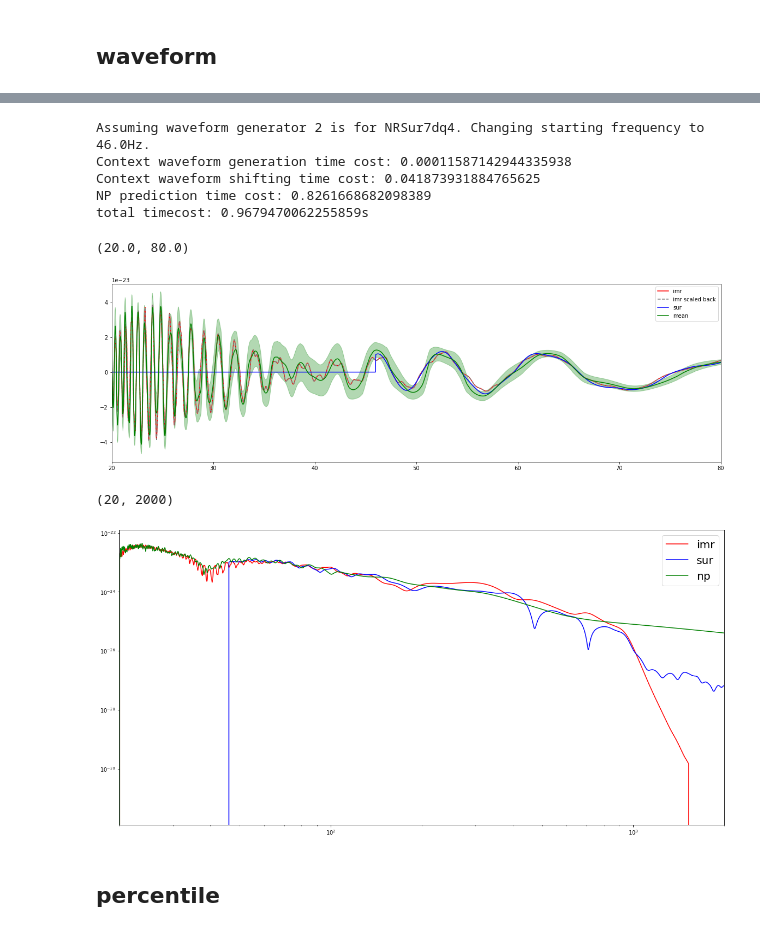
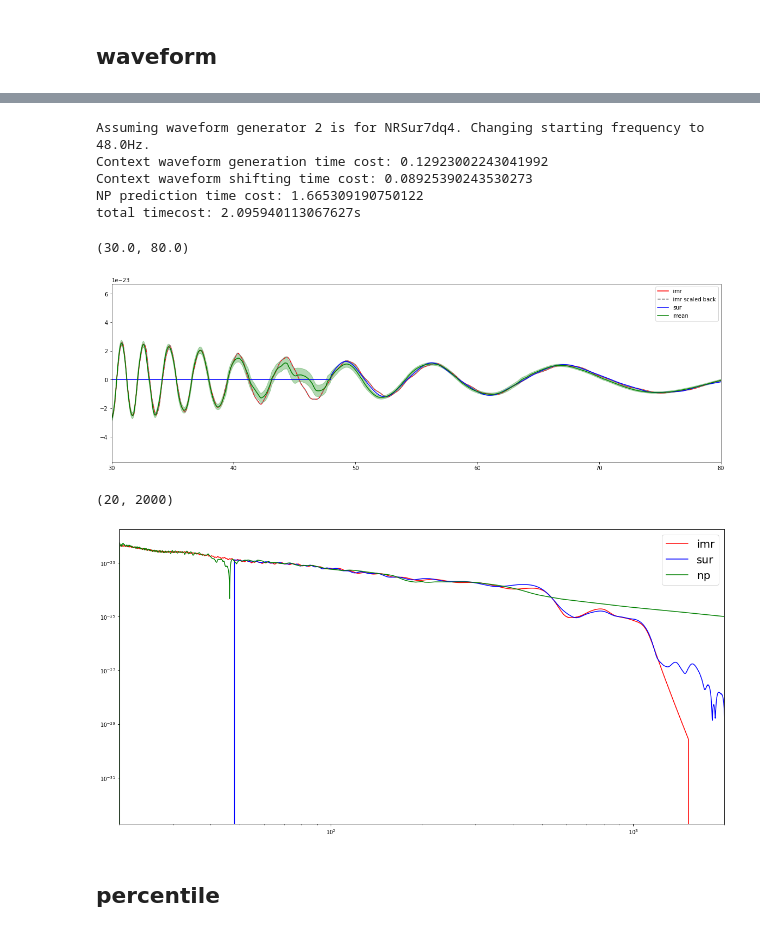
Before and after one commit to MarinerQ/npf_GWwaveform, a Jupyter notebook: gw/application/npwavegen-IMRSUR.ipynb, the cells around one changed output, grey strips where cells are left out. Saved outputs shown, nothing was run; the diff lists cells and outputs as text; code cells hidden in the pictures.

```diff
--- a/gw/application/npwavegen-IMRSUR.ipynb
+++ b/gw/application/npwavegen-IMRSUR.ipynb
@@ -642,7 +642,7 @@ plt.legend()
 # %%
 duration=32
 f_lower=10*2
-sampling_frequency=4096*1
+sampling_frequency=4096*2
 ifos = bilby.gw.detector.InterferometerList(['L1'])
 det = ifos[0]
 det.duration = duration
@@ -651,11 +651,11 @@ det.frequency_mask = det.frequency_array>=f_lower
 mask = det.frequency_mask
 freq_array = det.frequency_array[mask]
 
-injection_parameters = {'chirp_mass': 20/1.2974411032083721,# /1.2974411032083721
- 'mass_ratio': 0.4,
+injection_parameters = {'chirp_mass': 20/1.1572921792698843,# /1.2974411032083721
+ 'mass_ratio': 0.8,
  'a_1': 0.58817513918906,
  'a_2': 0.3618136183509149,
- 'tilt_1': 1.5721118014736555,
+ 'tilt_1': 0.5721118014736555,
  'tilt_2': 0.6209483780316792,
  'phi_12': 0.497541312882614,
  'phi_jl': 2.727769314864493,
@@ -752,7 +752,7 @@ waveform generation and shifting time cost: 0.9573349952697754
 # %%
 # local
 #path_local_PHM = '/Users/qianhu/Documents/Glasgow/research/np_waveform/npf_GWwaveform/gw/trained_models/FULLFD_IMRsur_PHM_q25a8M40_2N10k/'
-path_local_PHM = '/Users/qianhu/Documents/Glasgow/research/np_waveform/npf_GWwaveform/gw/trained_models/run0310_IMRSUR_20ctxtfrom0_R32/'
+path_local_PHM = '/Users/qianhu/Documents/Glasgow/research/np_waveform/npf_GWwaveform/gw/trained_models/run0314_IMRSUR_20ctxtfrom0_R128/'
 
 #path_local_P = '/Users/qianhu/Documents/Glasgow/research/np_waveform/npf_GWwaveform/gw/trained_models/FULLFD_IMRsur_P_q25a8M40_2N10k/'
 #path_local_P = '/Users/qianhu/Documents/Glasgow/research/np_waveform/npf_GWwaveform/gw/trained_models/run0215_2/'
@@ -773,7 +773,7 @@ waveform_generator_np_mix = gwgenerator.NPUeqMixWaveformGenerator(model_path=np_
                                                           context_fraction = 0.2,
                                                           example_det = det,
                                                           device='cpu',
-                                                          R_DIM=32)
+                                                          R_DIM=128)
 # %% [output]
 --- Loading plus_real/ConvCNP/run_0 ---
 
@@ -797,45 +796,45 @@ t2 = time.time()
 
 print(f"total timecost: {t2-t1}s")
 # %% [output]
-Assuming waveform generator 2 is for NRSur7dq4. Changing starting frequency to 46.0Hz.
-Context waveform generation time cost: 0.00011587142944335938
-Context waveform shifting time cost: 0.041873931884765625
-NP prediction time cost: 0.8261668682098389
-total timecost: 0.9679470062255859s
+Assuming waveform generator 2 is for NRSur7dq4. Changing starting frequency to 48.0Hz.
+Context waveform generation time cost: 0.12923002243041992
+Context waveform shifting time cost: 0.08925390243530273
+NP prediction time cost: 1.665309190750122
+total timecost: 2.095940113067627s
 # %%
 plt.figure(figsize=(20,6))
 
 mode = 'plus'
 part = 'real'
 
 if part=='real':
     plt.plot(waveform_generator1.frequency_array, np.real(h_dict_imr[mode]), label='imr',color='r')
     plt.plot(farray_shiftedimr, np.real(h_dict_imr_to_shift[mode]), label='imr scaled back',color='grey',linestyle='--')
 
-    #plt.plot(waveform_generator2.frequency_array, np.real(h_dict_sur[mode]), label='sur',color='b')
-    plt.plot(farray_shiftedsur, np.real(h_dict_sur_to_shift[mode]), label='sur',color='b')
+    plt.plot(waveform_generator2.frequency_array, np.real(h_dict_sur[mode]), label='sur',color='b')
+    #plt.plot(farray_shiftedsur, np.real(h_dict_sur_to_shift[mode]), label='sur',color='b')
 
     plt.plot(waveform_generator2.frequency_array, np.real(h_dict[mode]), label='mean',color='g')
     plt.fill_between(waveform_generator1.frequency_array,
                     np.real(h_dict[mode]-error_dict[mode]),np.real(h_dict[mode]+error_dict[mode]),
                     alpha=0.3,color='g' )
 elif part=='imag':
     plt.plot(waveform_generator1.frequency_array, np.imag(h_dict_imr[mode]), label='imr',color='r')
     #plt.plot(waveform_generator2.frequency_array, np.imag(h_dict_sur[mode]), label='sur',color='b')
     plt.plot(farray_shiftedsur, np.imag(h_dict_sur_to_shift[mode]), label='sur',color='b')
 
     plt.plot(waveform_generator2.frequency_array, np.imag(h_dict[mode]), label='mean',color='g')
     plt.fill_between(waveform_generator1.frequency_array,
                     np.imag(h_dict[mode]-error_dict[mode]),np.imag(h_dict[mode]+error_dict[mode]),
                     alpha=0.3,color='g' )
 
 
 plt.legend()
 #plt.xlim(40,100)
-plt.xlim(20,80)
+plt.xlim(30,80)
 # %% [output]
-(20.0, 80.0)
+(30.0, 80.0)
-[figure, old version]
+[figure, new version]
 # %%
 plt.figure(figsize=(20,10))
 
@@ -851,7 +850,7 @@ plt.legend(fontsize=20)
 plt.xlim(20,2000)
 # %% [output]
 (20, 2000)
-[figure, old version]
+[figure, new version]
 # %% [markdown]
 ## percentile
 # %%
```
Also changed, not shown: parts of 3 cells of this notebook, 1 other file.
